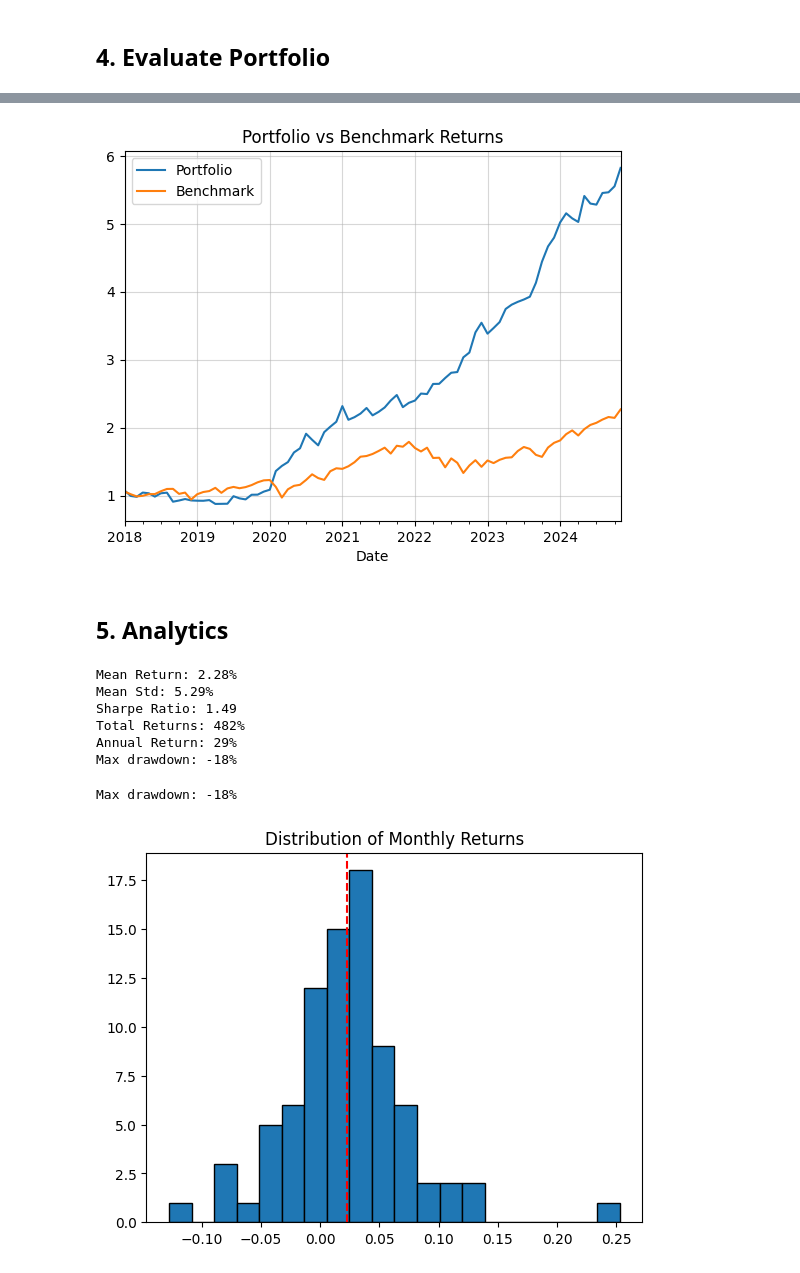
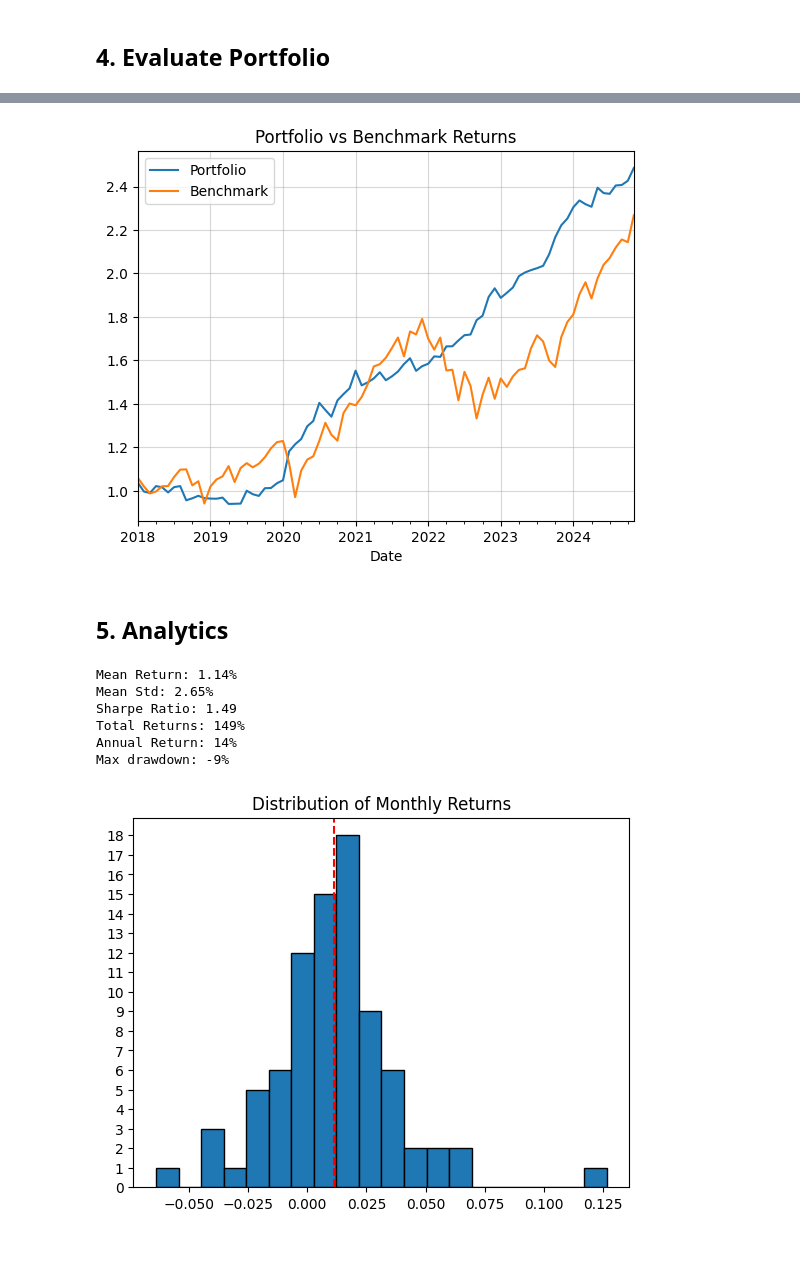
Before and after one commit to gy623/Cross-Sectional-Factor-Model-of-Asset-Returns, a Jupyter notebook: Dynamic Cross-Sectional Factor Model.ipynb, the cells around one changed output, grey strips where cells are left out. Cells and saved outputs as stored; diff of their text form; code cells hidden in the pictures.

```diff
--- a/Dynamic Cross-Sectional Factor Model.ipynb
+++ b/Dynamic Cross-Sectional Factor Model.ipynb
@@ -575,8 +569,8 @@ def long_short_weights(scores, quantile=0.2):
         longs = ranked.index[:n]
         shorts = ranked.index[-n:]
 
-        w.loc[time, longs] = 1.0 / n
-        w.loc[time, shorts] = -1.0 / n
+        w.loc[time, longs] = 0.5 / n
+        w.loc[time, shorts] = -0.5 / n
 
     return w
 # %%
@@ -614,46 +608,45 @@ ax.grid(alpha = 0.5)
 ax.legend()
 plt.savefig("outputs/Portfolio_vs_Benchmark.png")
 # %% [output]
-[figure, old version]
+[figure, new version]
 # %% [markdown]
 ## 5. Analytics
+# %%
+def analyse_portfolio(portfolio_returns):
+    mean = portfolio_returns.mean()
+    std = portfolio_returns.std()
+    sharpe = np.sqrt(12) * mean / std
+
+    portfolio = (1 + portfolio_returns).cumprod()
+    total_return = portfolio.iloc[-1] - 1
+    annual_return = (1 + total_return) ** (12 / len(portfolio)) - 1
+    running_max = portfolio.cummax()
+    drawdown = portfolio / running_max - 1
+    max_dd = drawdown.min()
+
+
+    print(f"Mean Return: {mean * 100:.2f}%")
+    print(f"Mean Std: {std * 100:.2f}%")
+    print(f"Sharpe Ratio: {sharpe:.2f}")
+    print(f"Total Returns: {total_return * 100:.0f}%")
+    print(f"Annual Return: {annual_return * 100:.0f}%")
+    print(f"Max drawdown: {max_dd * 100:.0f}%")
+
+    return mean, std, sharpe, total_return, annual_return, max_dd
 # %%
-mean = portfolio_returns.mean()
-std = portfolio_returns.std()
-sharpe = np.sqrt(12) * mean / std
-total_return = portfolio.iloc[-1] - 1
-annual_return = (1 + total_return) ** (12 / len(portfolio)) - 1
-running_max = portfolio.cummax()
-drawdown = portfolio / running_max - 1
-max_dd = drawdown.min()
-
-
-print(f"Mean Return: {mean * 100:.2f}%")
-print(f"Mean Std: {std * 100:.2f}%")
-print(f"Sharpe Ratio: {sharpe:.2f}")
-print(f"Total Returns: {total_return * 100:.0f}%")
-print(f"Annual Return: {annual_return * 100:.0f}%")
-print(f"Max drawdown: {max_dd * 100:.0f}%")
+mean, std, sharpe, total_return, annual_return, max_dd = analyse_portfolio(portfolio_returns)
 # %% [output]
-Mean Return: 2.28%
-Mean Std: 5.29%
+Mean Return: 1.14%
+Mean Std: 2.65%
 Sharpe Ratio: 1.49
-Total Returns: 482%
-Annual Return: 29%
-Max drawdown: -18%
+Total Returns: 149%
+Annual Return: 14%
+Max drawdown: -9%
-# %%
-# Drawdown
-running_max = portfolio.cummax()
-drawdown = portfolio / running_max - 1
-max_dd = drawdown.min()
-
-print(f"Max drawdown: {max_dd * 100:.0f}%")
-# %% [output]
-Max drawdown: -18%
 # %%
 plt.hist(portfolio_returns.values, bins = 20, edgecolor = 'black')
 plt.axvline(mean, color = 'r', ls = '--')
+plt.yticks(np.linspace(0,18,19))
 plt.title('Distribution of Monthly Returns')
 plt.savefig('outputs/Distribution of Monthly Returns.png')
 # %% [output]
-[figure, old version]
+[figure, new version]
```
Also changed, not shown: parts of 10 cells of this notebook, 17 other files.
